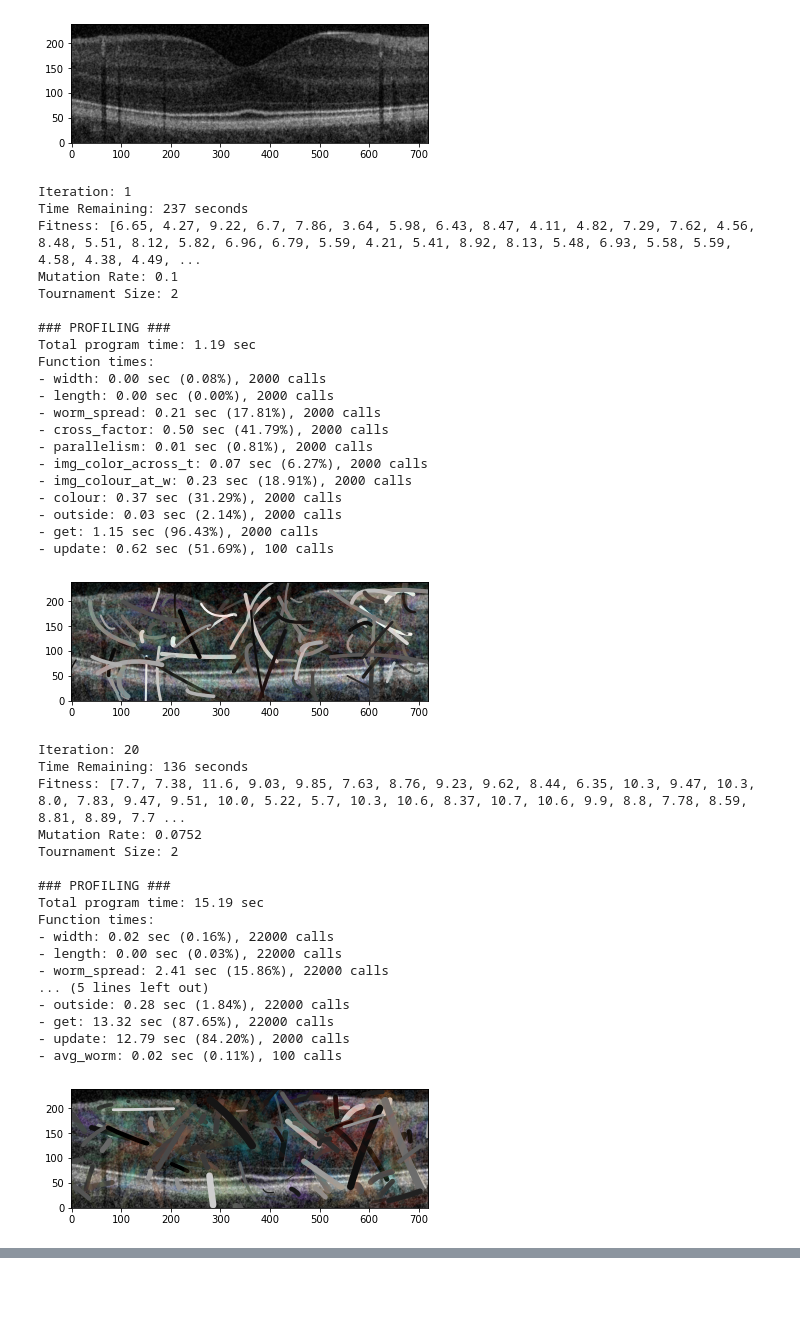
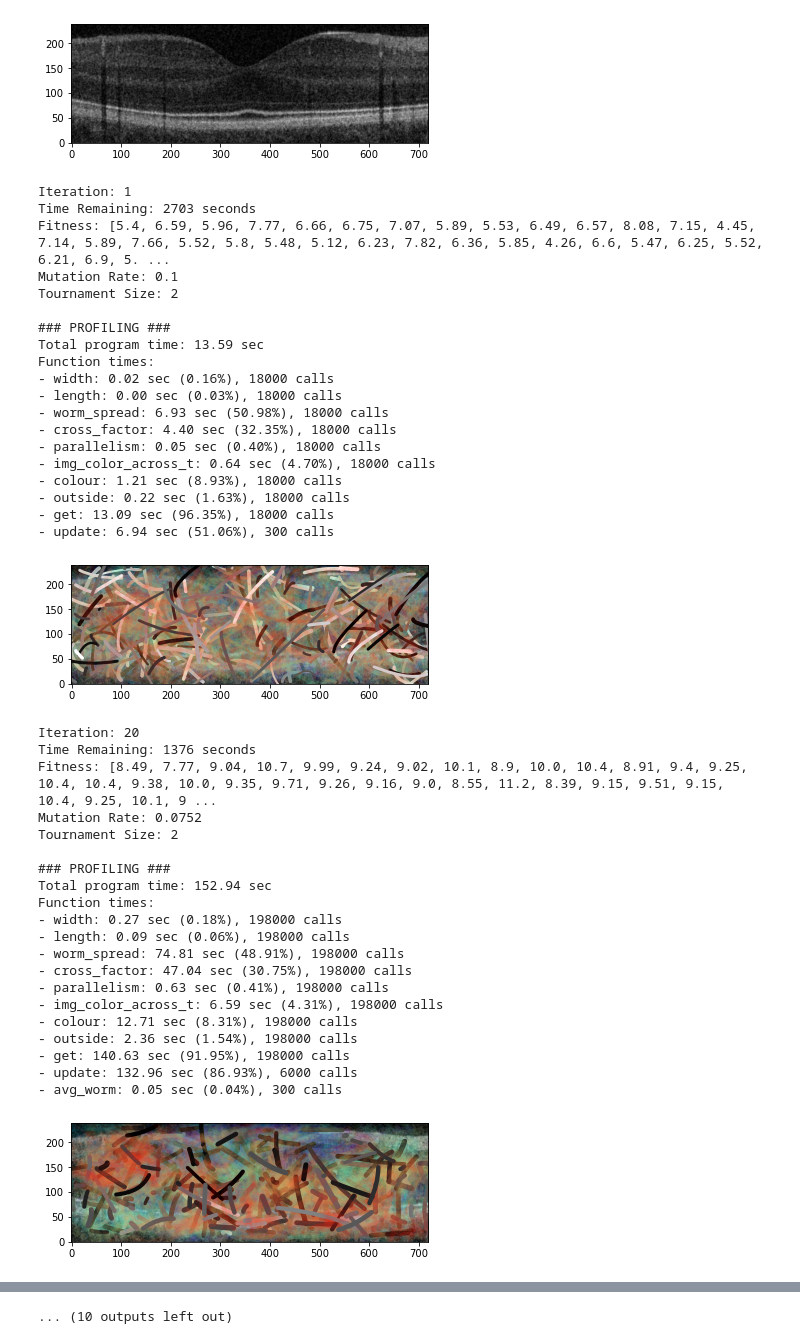
Before and after one commit to byteDJINN/cits4404-group-3, a Jupyter notebook: master.ipynb, the cells around one changed output, grey strips where cells are left out. Saved outputs shown, nothing was run; the diff lists cells and outputs as text; code cells hidden in the pictures; blank space fills up the shorter version.

```diff
--- a/master.ipynb
+++ b/master.ipynb
@@ -352,7 +352,7 @@ class Fitness:
                 # points along centre path
                 t = np.linspace(0,1,DIVISIONS)
                 path_colour = worm.img_color_across_t(t, self.image)
-                width_colour = worm.img_colour_at_w(self.image)
+                #width_colour = worm.img_colour_at_w(self.image)
                 ps = 1 - np.mean(np.abs(worm.colour - path_colour))
                 # ws = 1 - np.mean(np.abs(worm.colour - width_colour))
                 # subtract from 1 since higher fitness is better
@@ -445,10 +445,11 @@ function_times = {}
 profiling = True # change to True to see function times
 # constants
 iterations = 200
-swarm_size = 10
-num_swarms = 100
+swarm_size = 30
+num_swarms = 300
 swarms = [Swarm(image, initialise_clew(swarm_size, image.shape, (40, 30, 1))) for _ in range(num_swarms)]
 fitness = Fitness(image, swarms)
+
 for s in swarms:
     s.fitness = fitness
     #s.tnm_k = 4
@@ -459,71 +460,66 @@ for it in range(iterations):
     for swarm in swarms:
         # start the mutation rate high for a short time then keep it low for a long time (exponential)
         # allows for fast exploration at the start with fine tuning of the final solution at the end
         swarm.m_rate = 0.1 * np.exp(-3 * (it / iterations)) # -3 growth rate so it quickly decreases
         # same principle with tournament size, except that it starts low and increases over time
         # if tournament size = population, all children will come from the best parent (no diversity)
         swarm.tnm_k = max(int(len(swarm.population) / (1+np.exp(-5 * (it/iterations-0.8)))+1), 2)
         swarm.update()
     if (it+1) % (iterations//10) == 0 or int(it) == 0:
         all_fitnesses = [sum(x) / len(x) for x in [[fitness.get(w) for w in p.population] for p in swarms]]
         print("Iteration:",it+1)
         print("Time Remaining:",int((time.time() - start_time) / (it+1) * (iterations - (it+1))),"seconds")
         print("Fitness:",[float(f"{x:.3}") for x in all_fitnesses])
         print(f"Mutation Rate: {swarms[0].m_rate:.3}")
         print(f"Tournament Size: {swarms[0].tnm_k}")
         if profiling:
             print_function_times()
         drawing = Drawing(image)
         for ix in range(len(swarms)):
             drawing.add_worms(swarms[ix].population, alpha=0.05, colour=(ix/len(swarms)))
             drawing.add_worms(swarms[ix].avg_worm())
         drawing.show()
         print()
-
-drawing = Drawing(image)
-for ix in range(len(swarms)):
-    drawing.add_worms(swarms[ix].avg_worm())
-drawing.save("/images/final_image")
-drawing.show()
-plt.imshow(image, vmin=0, vmax=255, cmap='gray', origin='lower')
 # %% [output]
 Iteration: 1
-Time Remaining: 237 seconds
-Fitness: [6.65, 4.27, 9.22, 6.7, 7.86, 3.64, 5.98, 6.43, 8.47, 4.11, 4.82, 7.29, 7.62, 4.56, 8.48, 5.51, 8.12, 5.82, 6.96, 6.79, 5.59, 4.21, 5.41, 8.92, 8.13, 5.48, 6.93, 5.58, 5.59, 4.58, 4.38, 4.49, ...
+Time Remaining: 2703 seconds
+Fitness: [5.4, 6.59, 5.96, 7.77, 6.66, 6.75, 7.07, 5.89, 5.53, 6.49, 6.57, 8.08, 7.15, 4.45, 7.14, 5.89, 7.66, 5.52, 5.8, 5.48, 5.12, 6.23, 7.82, 6.36, 5.85, 4.26, 6.6, 5.47, 6.25, 5.52, 6.21, 6.9, 5. ...
 Mutation Rate: 0.1
 Tournament Size: 2
 
 ### PROFILING ###
-Total program time: 1.19 sec
+Total program time: 13.59 sec
 Function times:
-- width: 0.00 sec (0.08%), 2000 calls
-- length: 0.00 sec (0.00%), 2000 calls
-- worm_spread: 0.21 sec (17.81%), 2000 calls
-- cross_factor: 0.50 sec (41.79%), 2000 calls
-- parallelism: 0.01 sec (0.81%), 2000 calls
-- img_color_across_t: 0.07 sec (6.27%), 2000 calls
-- img_colour_at_w: 0.23 sec (18.91%), 2000 calls
-- colour: 0.37 sec (31.29%), 2000 calls
-- outside: 0.03 sec (2.14%), 2000 calls
-- get: 1.15 sec (96.43%), 2000 calls
-- update: 0.62 sec (51.69%), 100 calls
+- width: 0.02 sec (0.16%), 18000 calls
+- length: 0.00 sec (0.03%), 18000 calls
+- worm_spread: 6.93 sec (50.98%), 18000 calls
+- cross_factor: 4.40 sec (32.35%), 18000 calls
+- parallelism: 0.05 sec (0.40%), 18000 calls
+- img_color_across_t: 0.64 sec (4.70%), 18000 calls
+- colour: 1.21 sec (8.93%), 18000 calls
+- outside: 0.22 sec (1.63%), 18000 calls
+- get: 13.09 sec (96.35%), 18000 calls
+- update: 6.94 sec (51.06%), 300 calls
-[figure, old version]
+[figure, new version]
 Iteration: 20
-Time Remaining: 136 seconds
-Fitness: [7.7, 7.38, 11.6, 9.03, 9.85, 7.63, 8.76, 9.23, 9.62, 8.44, 6.35, 10.3, 9.47, 10.3, 8.0, 7.83, 9.47, 9.51, 10.0, 5.22, 5.7, 10.3, 10.6, 8.37, 10.7, 10.6, 9.9, 8.8, 7.78, 8.59, 8.81, 8.89, 7.7 ...
+Time Remaining: 1376 seconds
+Fitness: [8.49, 7.77, 9.04, 10.7, 9.99, 9.24, 9.02, 10.1, 8.9, 10.0, 10.4, 8.91, 9.4, 9.25, 10.4, 10.4, 9.38, 10.0, 9.35, 9.71, 9.26, 9.16, 9.0, 8.55, 11.2, 8.39, 9.15, 9.51, 9.15, 10.4, 9.25, 10.1, 9 ...
 Mutation Rate: 0.0752
 Tournament Size: 2
 
 ### PROFILING ###
-Total program time: 15.19 sec
+Total program time: 152.94 sec
 Function times:
-- width: 0.02 sec (0.16%), 22000 calls
-- length: 0.00 sec (0.03%), 22000 calls
-- worm_spread: 2.41 sec (15.86%), 22000 calls
-... (5 lines left out)
-- outside: 0.28 sec (1.84%), 22000 calls
-- get: 13.32 sec (87.65%), 22000 calls
-- update: 12.79 sec (84.20%), 2000 calls
-- avg_worm: 0.02 sec (0.11%), 100 calls
+- width: 0.27 sec (0.18%), 198000 calls
+- length: 0.09 sec (0.06%), 198000 calls
+- worm_spread: 74.81 sec (48.91%), 198000 calls
+- cross_factor: 47.04 sec (30.75%), 198000 calls
+- parallelism: 0.63 sec (0.41%), 198000 calls
+- img_color_across_t: 6.59 sec (4.31%), 198000 calls
+- colour: 12.71 sec (8.31%), 198000 calls
+- outside: 2.36 sec (1.54%), 198000 calls
+- get: 140.63 sec (91.95%), 198000 calls
+- update: 132.96 sec (86.93%), 6000 calls
+- avg_worm: 0.05 sec (0.04%), 300 calls
-[figure, old version]
+[figure, new version]
 Iteration: 40
@@ -565 +609,2 @@ Function times:
+... (10 outputs left out)
 # %%
```
Also changed, not shown: parts of 2 cells of this notebook, 12 other files.
